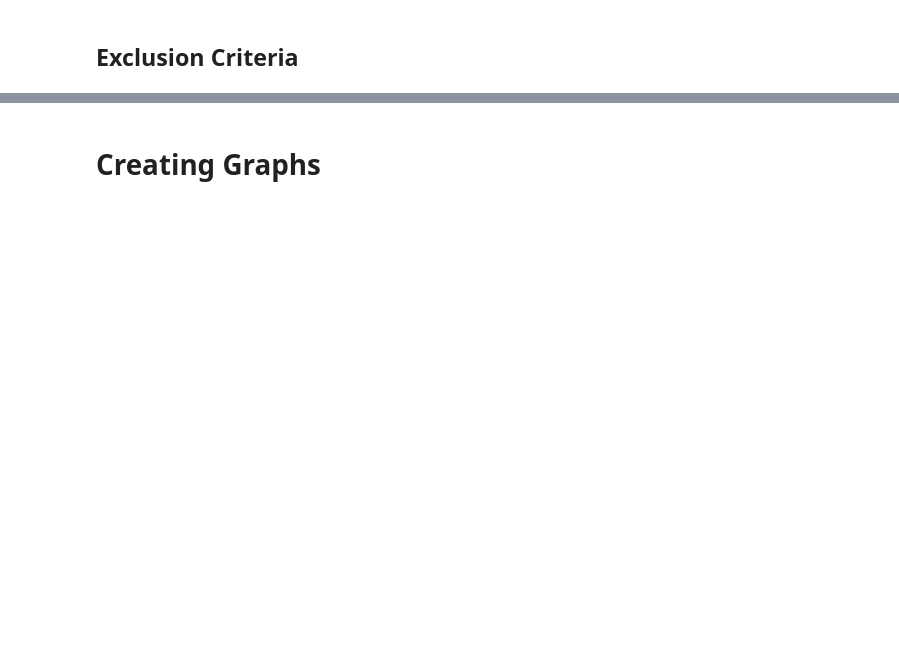
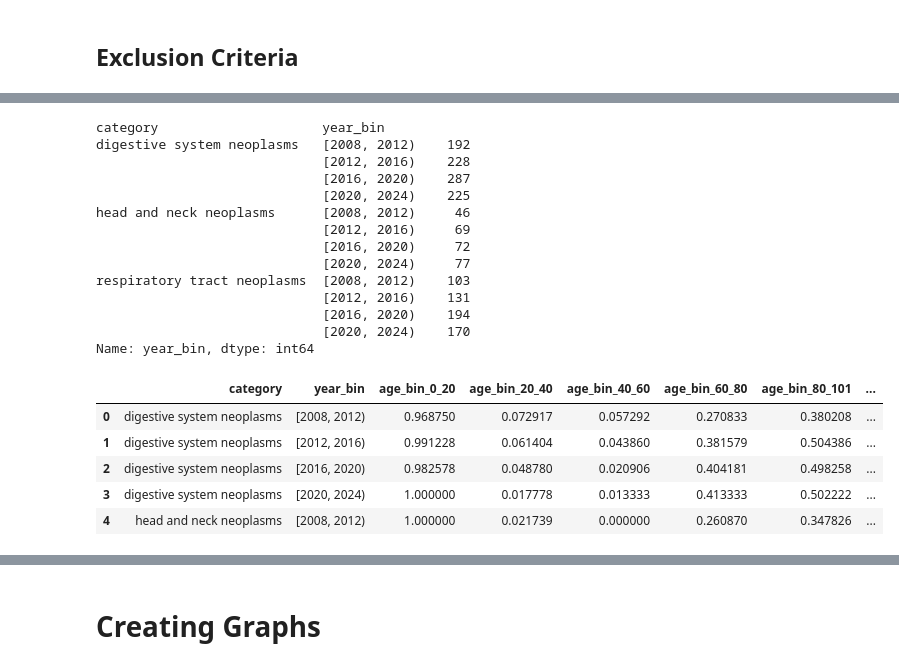
Before and after one commit to celinagacias/dc-symmetron, a Jupyter notebook: Data Cleaning and Analysis.ipynb, the cells around one changed output, grey strips where cells are left out. Saved outputs shown, nothing was run; the diff lists cells and outputs as text; code cells hidden in the pictures; blank space fills up the shorter version.

```diff
--- a/Data Cleaning and Analysis.ipynb
+++ b/Data Cleaning and Analysis.ipynb
@@ -380,8 +360,15 @@ plt.show()
 ## Exclusion Criteria
 # %%
 # summarize no. of studies with separable criteria
-with_crit = (df.inclusion.notnull() & df.exclusion.notnull()).value_counts()
+crit_mask = (df.inclusion.notnull()) & (df.exclusion.notnull())
+with_crit = crit_mask.value_counts()
 print(f'''No. of studies with distinct inclusion and exclusion criteria:
 {with_crit}''')
+
+print('By category:')
+for c in categories:
+  print(c)
+  sub = df[df.category == c].copy(deep=True)
+  print( (sub.inclusion.notnull() & sub.exclusion.notnull()).value_counts() )
 # %% [output]
 No. of studies with distinct inclusion and exclusion criteria:
@@ -576,0 +607,11 @@ exc_wide['exclusion_criteria'] = exc_wide['exclusion_criteria'].map(criteria_map
+# %%
+# set breaks for year bins.
+year_bin_cutpoints = pd.array([earliest_start_year_allowed, 2012, 2016, 2020, 2024], dtype = np.ndarray)
+# use breaks to create an IntervalIndex object. Intervals include left-side (lower) limit.
+year_bin_intervals = pd.IntervalIndex.from_breaks(breaks = year_bin_cutpoints, closed = 'left')
+
+# create a new column which places studies into categories according to the year bins made above
+time_trend_df['year_bin'] = pd.cut(x = time_trend_df['start_year'], bins = year_bin_intervals)
+
+# visual inspection of the newly created column
+display(time_trend_df[['start_year', 'year_bin']].head())
@@ -576,0 +670,42 @@ exc_wide['exclusion_criteria'] = exc_wide['exclusion_criteria'].map(criteria_map
+# %%
+# list of all age bin/keyword boolean columns
+exclusion_list = age_bin_columns + list(keywords.keys()) # creates a list of all exclusion criteria keywords
+
+# creates a new dataframe to store the plot data with two columns.
+# These columns show every unique combination of study category and year_bin in the study data.
+plot_time_trend_df = pd.DataFrame(data = list(itertools.product(time_trend_df.category.unique(), time_trend_df.year_bin.unique())), columns = ["category", "year_bin"])
+
+# display the number of studies in each category/age_bin group
+display(time_trend_df.groupby(['category', 'year_bin'])['year_bin'].count())
+
+
+# place all of proportions of trials excluding a given condition in each cancer group into a common data frame
+for condition in exclusion_list:
+   # calculates the proportion of trials with that exclusion criteria in each category/year-bin group.
+   # reset index (to standard integers, instead of multilevel index from groupby)
+   # this allows the series to be added on as a column to a common data frame.
+  new_col = time_trend_df.groupby(['category', 'year_bin'])[condition].mean().reset_index(level=0, drop=True) # .mean() takes the mean of the boolean values in the groups, interpreting true as 1 and false as 0.
+  plot_time_trend_df[condition] = new_col.reset_index(level=0, drop=True)
+
+display(plot_time_trend_df.head())
+# %% [output]
+category                     year_bin
+digestive system neoplasms   [2008, 2012)    192
+                             [2012, 2016)    228
+                             [2016, 2020)    287
+                             [2020, 2024)    225
+head and neck neoplasms      [2008, 2012)     46
+                             [2012, 2016)     69
+                             [2016, 2020)     72
+                             [2020, 2024)     77
+respiratory tract neoplasms  [2008, 2012)    103
+                             [2012, 2016)    131
+                             [2016, 2020)    194
+                             [2020, 2024)    170
+Name: year_bin, dtype: int64
+|  | category | year_bin | age_bin_0_20 | age_bin_20_40 | age_bin_40_60 | age_bin_60_80 | age_bin_80_101 | ... |
+| 0 | digestive system neoplasms | [2008, 2012) | 0.968750 | 0.072917 | 0.057292 | 0.270833 | 0.380208 | ... |
+| 1 | digestive system neoplasms | [2012, 2016) | 0.991228 | 0.061404 | 0.043860 | 0.381579 | 0.504386 | ... |
+| 2 | digestive system neoplasms | [2016, 2020) | 0.982578 | 0.048780 | 0.020906 | 0.404181 | 0.498258 | ... |
+| 3 | digestive system neoplasms | [2020, 2024) | 1.000000 | 0.017778 | 0.013333 | 0.413333 | 0.502222 | ... |
+| 4 | head and neck neoplasms | [2008, 2012) | 1.000000 | 0.021739 | 0.000000 | 0.260870 | 0.347826 | ... |
```
Also changed, not shown: parts of 41 cells of this notebook.
